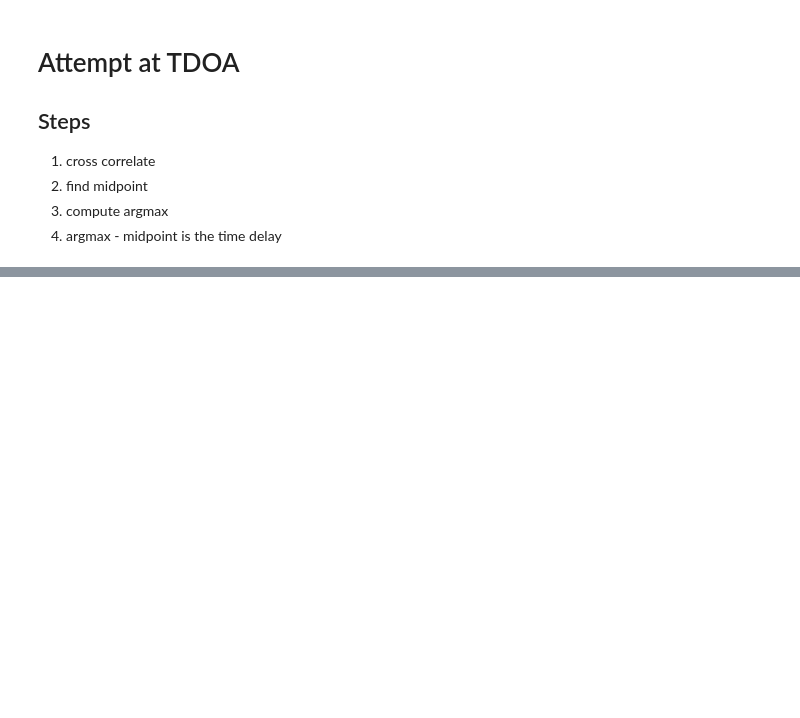
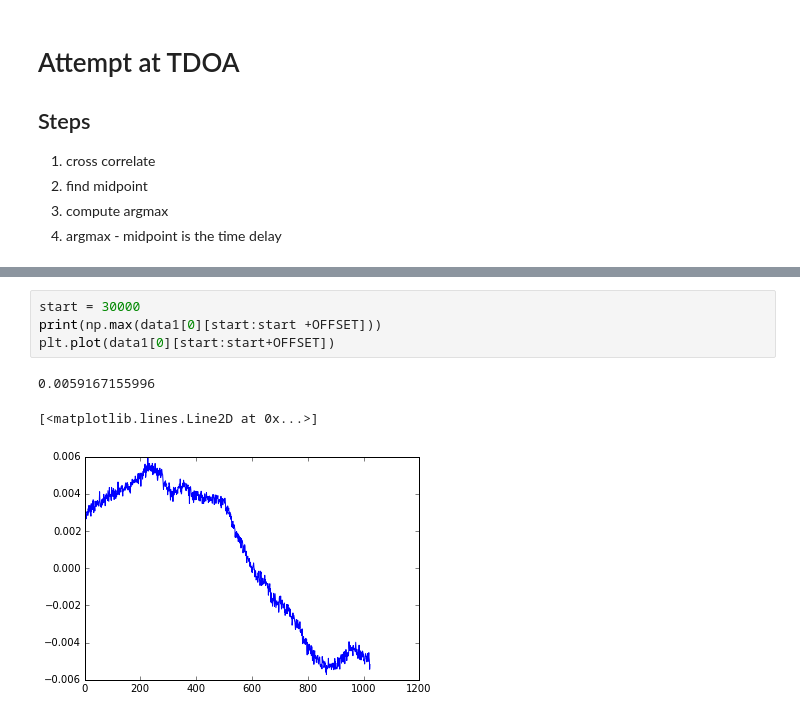
Before and after one commit to mvcisback/damped_waveguide, a Jupyter notebook: tdoa.ipynb, the cells around one changed output, grey strips where cells are left out. Saved outputs shown, nothing was run; the diff lists cells and outputs as text; blank space fills up the shorter version.

```diff
--- a/tdoa.ipynb
+++ b/tdoa.ipynb
@@ -144,0 +104,8 @@ OFFSET/SAMPLE_RATE
+# %%
+start = 30000
+print(np.max(data1[0][start:start +OFFSET]))
+plt.plot(data1[0][start:start+OFFSET])
+# %% [output]
+0.0059167155996
+[<matplotlib.lines.Line2D at 0x...>]
+[figure, added]
```
Also changed, not shown: parts of 19 cells of this notebook.
